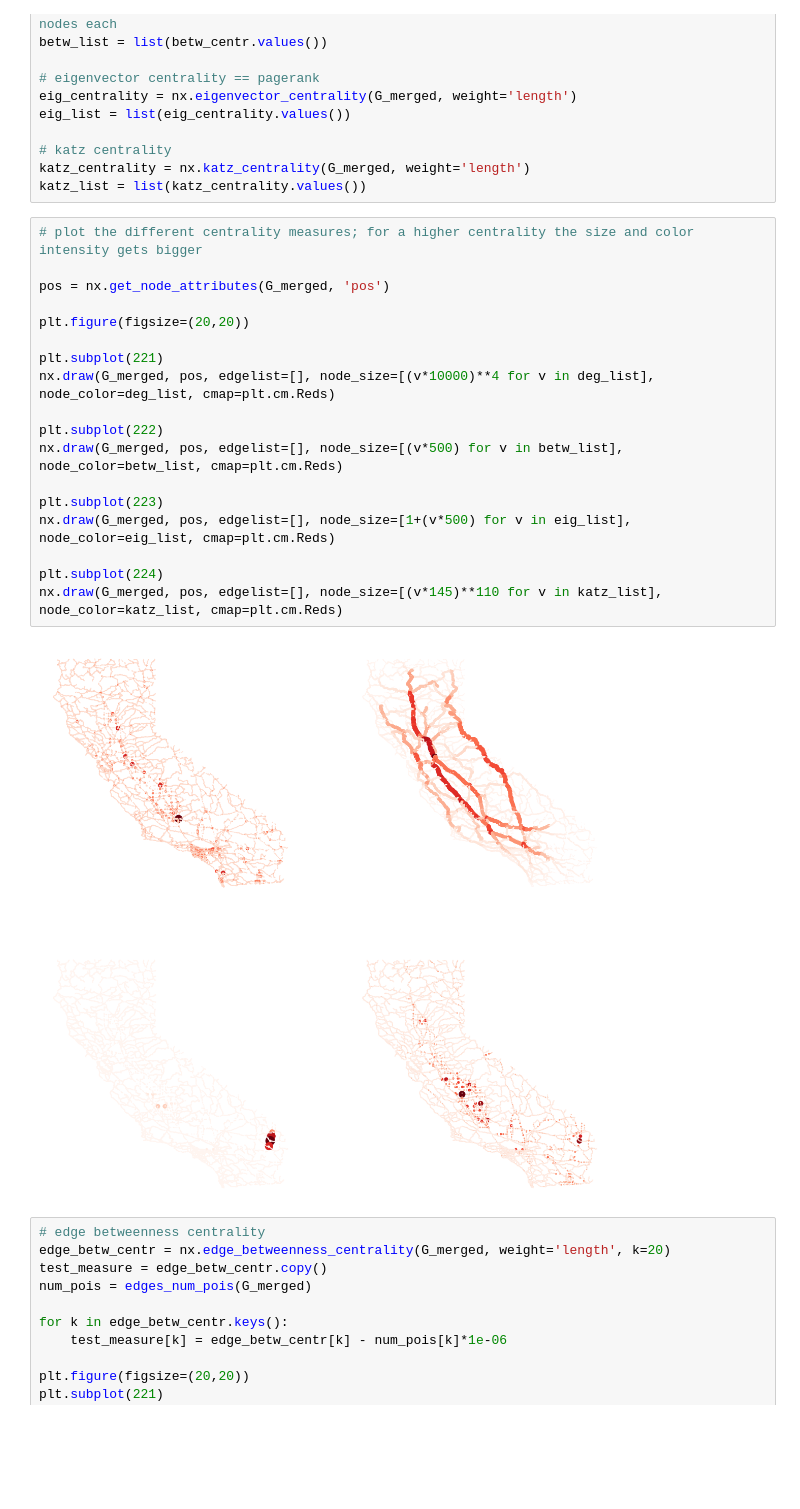
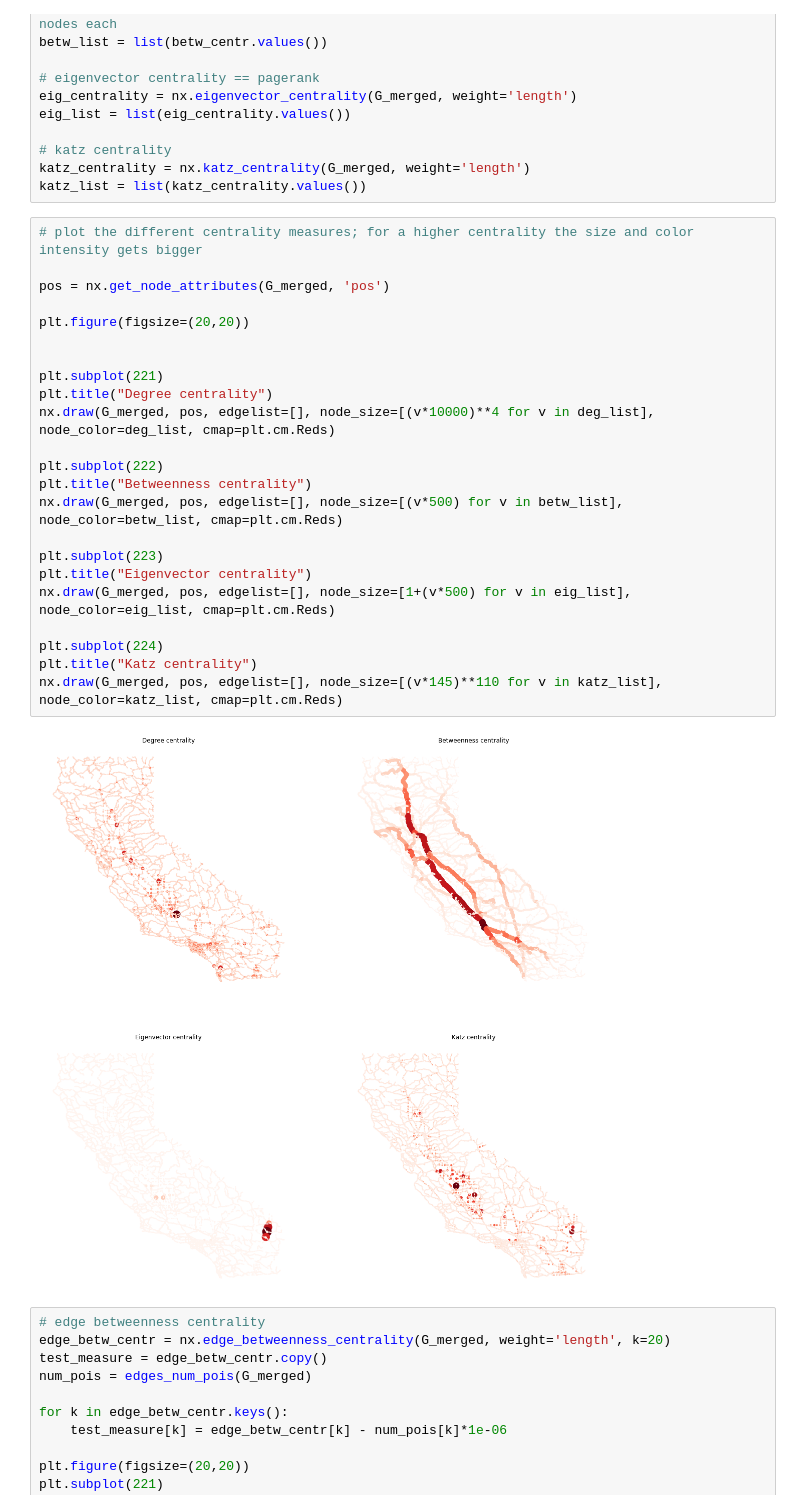
Before and after one commit to Jimmeeee/NA-project, a Jupyter notebook: notebooks/project.ipynb, the cells around one changed output. Drawn from its saved outputs; the diff is of its cells as text; blank space fills up the shorter version.

```diff
--- a/notebooks/project.ipynb
+++ b/notebooks/project.ipynb
@@ -261,23 +261,28 @@ katz_list = list(katz_centrality.values())
 # %%
 # plot the different centrality measures; for a higher centrality the size and color intensity gets bigger
 
 pos = nx.get_node_attributes(G_merged, 'pos')
 
 plt.figure(figsize=(20,20))
 
+
 plt.subplot(221)
+plt.title("Degree centrality")
 nx.draw(G_merged, pos, edgelist=[], node_size=[(v*10000)**4 for v in deg_list], node_color=deg_list, cmap=plt.cm.Reds)
 
 plt.subplot(222)
+plt.title("Betweenness centrality")
 nx.draw(G_merged, pos, edgelist=[], node_size=[(v*500) for v in betw_list], node_color=betw_list, cmap=plt.cm.Reds)
 
 plt.subplot(223)
+plt.title("Eigenvector centrality")
 nx.draw(G_merged, pos, edgelist=[], node_size=[1+(v*500) for v in eig_list], node_color=eig_list, cmap=plt.cm.Reds)
 
 plt.subplot(224)
+plt.title("Katz centrality")
 nx.draw(G_merged, pos, edgelist=[], node_size=[(v*145)**110 for v in katz_list], node_color=katz_list, cmap=plt.cm.Reds)
 # %% [output]
-[figure, old version]
+[figure, new version]
 # %%
 # edge betweenness centrality
 edge_betw_centr = nx.edge_betweenness_centrality(G_merged, weight='length', k=20)
```
Also changed, not shown: parts of 2 cells of this notebook, 8 other files.
